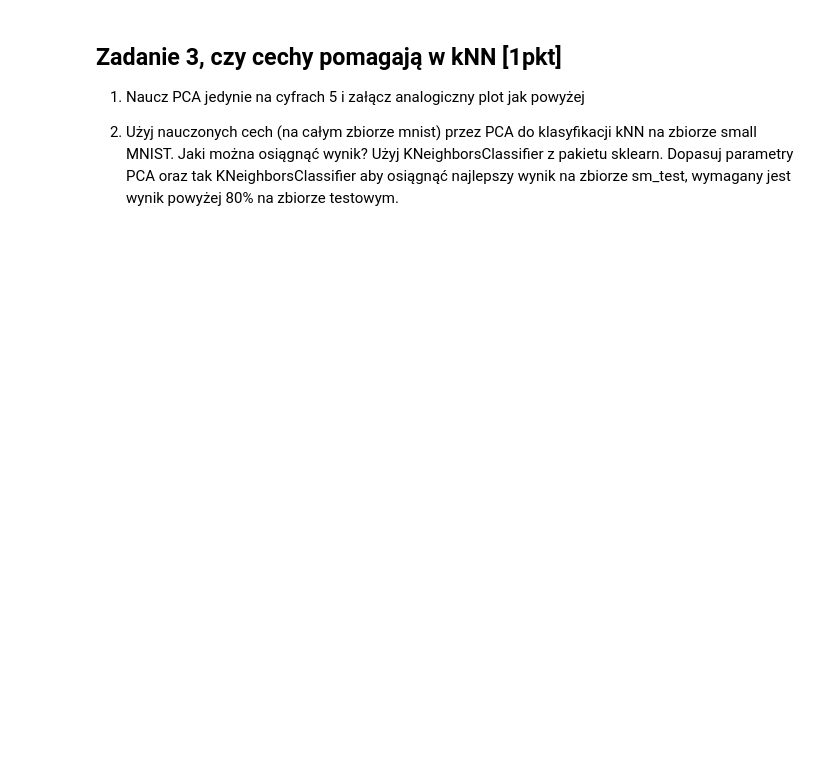
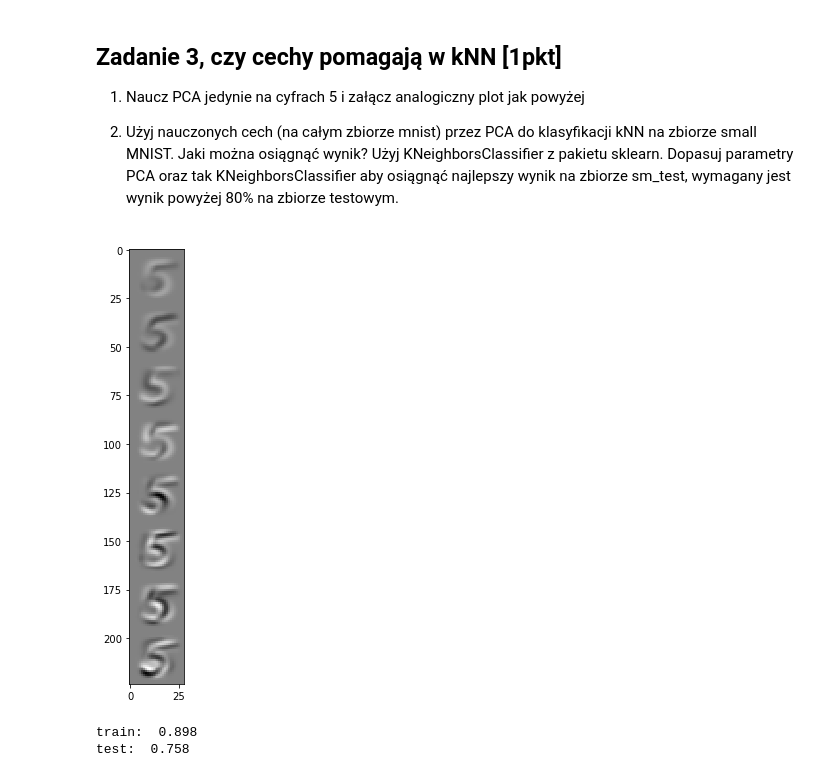
Before and after one commit to walerian777/uj-machine-learning, a Jupyter notebook: l9/L9.ipynb, the cells around one changed output. Saved outputs shown, nothing was run; the diff lists cells and outputs as text; code cells hidden in the pictures; blank space fills up the shorter version.

```diff
--- a/l9/L9.ipynb
+++ b/l9/L9.ipynb
@@ -329,6 +365,6 @@ X_train, X_test, y_train, y_test = train_test_split(iris['data'], iris['target']
 # %%
 Y_test_pred = []
 for x in tqdm.tqdm(X_test, total=len(X_test)):
-    Y_test_pred.append(knn_pred(x, x_train=X_train))
+    Y_test_pred.append(knn_pred(x, X_train, y_train))
 print str(int(100*np.mean(np.array(Y_test_pred) == y_test))),"%"
 # %% [output]
@@ -413,3 +449,29 @@ W przypadku twarzy PCA znajdzie bardzo ciekawy zestaw "cech", czy "wektorów baz
 1. Naucz PCA jedynie na cyfrach 5 i załącz analogiczny plot jak powyżej
 
 2. Użyj nauczonych cech (na całym zbiorze mnist) przez PCA do klasyfikacji kNN na zbiorze small MNIST. Jaki można osiągnąć wynik? Użyj KNeighborsClassifier z pakietu sklearn. Dopasuj parametry PCA oraz tak KNeighborsClassifier aby osiągnąć najlepszy wynik na zbiorze sm_test, wymagany jest wynik powyżej 80% na zbiorze testowym.
+# %%
+# 1.
+pca = RandomizedPCA(n_components = 8, iterated_power = 15, whiten = True)
+mnist_x_for_5_train = np.asarray([mnist_x_train[i] for i in range(len(mnist_x_train)) if mnist_y_train[i] == 5])
+
+X_transformed = pca.fit_transform(mnist_x_for_5_train.reshape(mnist_x_for_5_train.shape[0], -1))
+
+plt.figure(figsize=(1, 8 * 1))
+_ = plt.imshow(pca.components_.reshape((8 * 28, 28)), cmap = 'gray')
+# %% [output]
+[figure, added]
+# %%
+# 2.
+from sklearn.neighbors import KNeighborsClassifier
+from sklearn.metrics import accuracy_score
+
+classifier = KNeighborsClassifier()
+classifier.fit(sm_train, sm_y_train)
+predicted_train = classifier.predict(sm_train)
+predicted_test = classifier.predict(sm_test)
+
+print 'train: ', accuracy_score(sm_y_train, predicted_train)
+print 'test: ', accuracy_score(sm_y_test, predicted_test)
+# %% [output]
+train:  0.898
+test:  0.758
```
Also changed, not shown: parts of 17 cells of this notebook.
